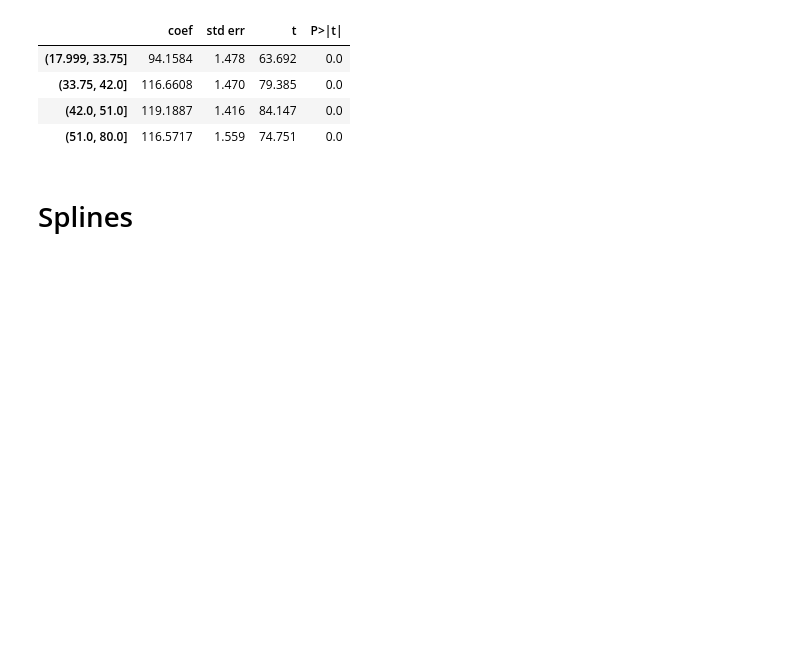
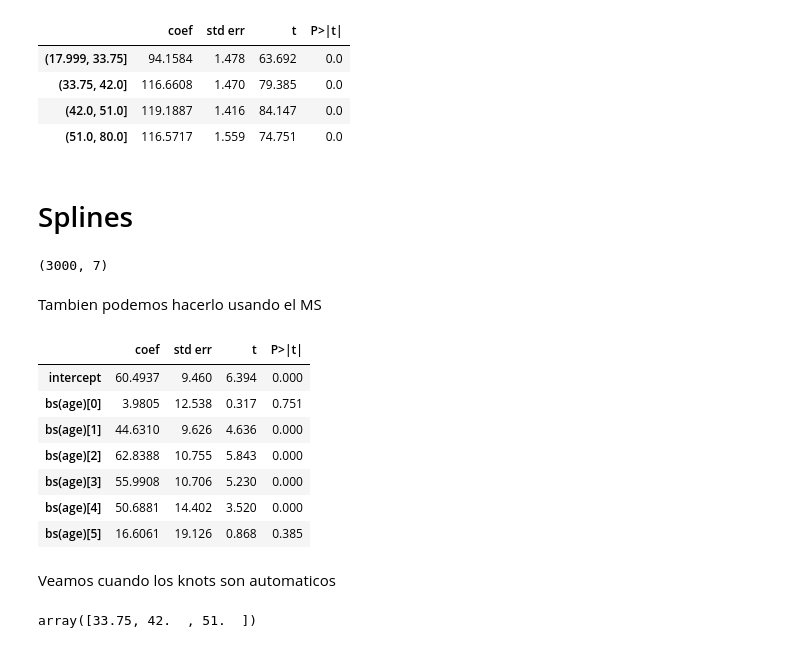
Before and after one commit to chuancao26/islp, a Jupyter notebook: LabNonLinearApproach.ipynb, the cells around one changed output. Drawn from its saved outputs; the diff is of its cells as text; code cells hidden in the pictures; blank space fills up the shorter version.

```diff
--- a/LabNonLinearApproach.ipynb
+++ b/LabNonLinearApproach.ipynb
@@ -175,3 +175,32 @@ summarize(sm.OLS(y, pd.get_dummies(cut_age)).fit())
 | (51.0, 80.0] | 116.5717 | 1.559 | 74.751 | 0.0 |
 # %% [markdown]
 # Splines
+# %%
+bs_ = BSpline(internal_knots=[25,40,60], intercept=True).fit(age)
+bs_age = bs_.transform(age)
+bs_age.shape
+# %% [output]
+(3000, 7)
+# %% [markdown]
+Tambien podemos hacerlo usando el MS
+# %%
+bs_age = MS([bs("age", internal_knots=[25,40,60],
+                name="bs(age)")]).fit(df)
+Xbs = bs_age.transform(df)
+M = sm.OLS(y, Xbs).fit()
+summarize(M)
+# %% [output]
+|  | coef | std err | t | P>|t| |
+| intercept | 60.4937 | 9.460 | 6.394 | 0.000 |
+| bs(age)[0] | 3.9805 | 12.538 | 0.317 | 0.751 |
+| bs(age)[1] | 44.6310 | 9.626 | 4.636 | 0.000 |
+| bs(age)[2] | 62.8388 | 10.755 | 5.843 | 0.000 |
+| bs(age)[3] | 55.9908 | 10.706 | 5.230 | 0.000 |
+| bs(age)[4] | 50.6881 | 14.402 | 3.520 | 0.000 |
+| bs(age)[5] | 16.6061 | 19.126 | 0.868 | 0.385 |
+# %% [markdown]
+Veamos cuando los knots son automaticos
+# %%
+BSpline(df=6).fit(age).internal_knots_
+# %% [output]
+array([33.75, 42.  , 51.  ])
```
Also changed, not shown: parts of 10 cells of this notebook.
